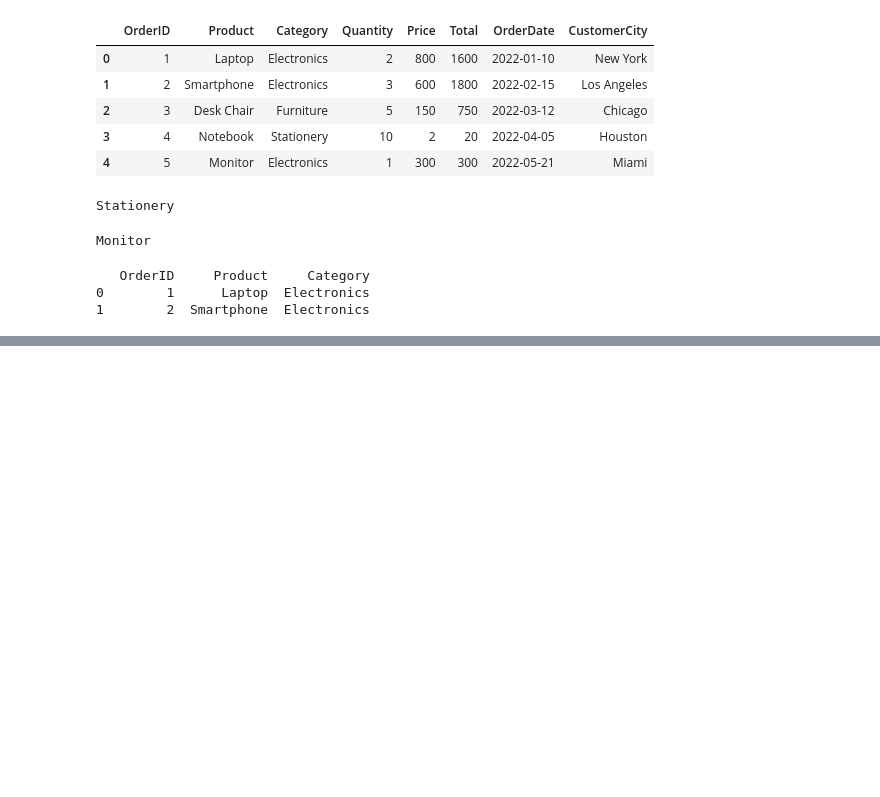
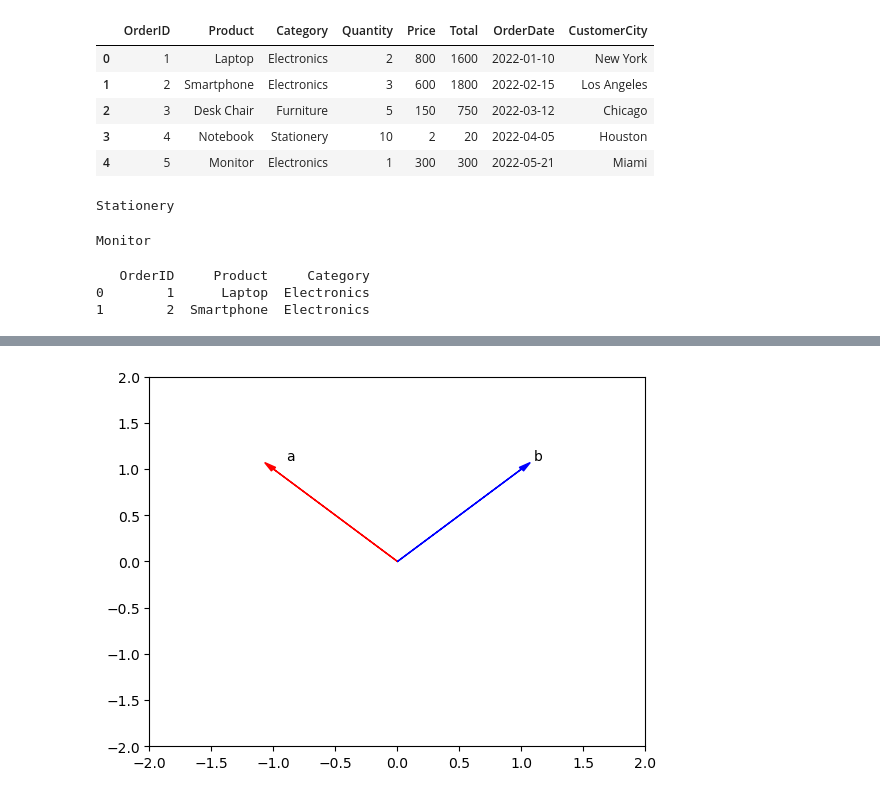
Before and after one commit to awaisalirajpot/IBM-Data-Science, a Jupyter notebook: M4 Working With Data in Python.ipynb, the cells around one changed output, grey strips where cells are left out. Drawn from its saved outputs; the diff is of its cells as text; code cells hidden in the pictures; blank space fills up the shorter version.

```diff
--- a/M4 Working With Data in Python.ipynb
+++ b/M4 Working With Data in Python.ipynb
@@ -764,0 +892,3 @@ print(Data.iloc[0:2, 0:3])
+# %%
+b = np.array([10,20,30,40,50,60,70])
+b.shape
@@ -764,0 +905,3 @@ print(Data.iloc[0:2, 0:3])
+# %%
+a = np.array([1,-1,1,-1])
+a.mean()
@@ -764,0 +1060,24 @@ print(Data.iloc[0:2, 0:3])
+# %%
+# Import the libraries
+
+import time
+import sys
+import numpy as np
+
+import matplotlib.pyplot as plt
+
+
+def Plotvec2(a,b):
+    ax = plt.axes()# to generate the full window axes
+    ax.arrow(0, 0, *a, head_width=0.05, color ='r', head_length=0.1)#Add an arrow to the  a Axes with arrow head width 0.05, color red and arrow head length 0.1
+    plt.text(*(a + 0.1), 'a')
+    ax.arrow(0, 0, *b, head_width=0.05, color ='b', head_length=0.1)#Add an arrow to the  b Axes with arrow head width 0.05, color blue and arrow head length 0.1
+    plt.text(*(b + 0.1), 'b')
+    plt.ylim(-2, 2)#set the ylim to bottom(-2), top(2)
+    plt.xlim(-2, 2)#set the xlim to left(-2), right(2)
+# %%
+a = np.array([-1,1])
+b = np.array([1,1])
+Plotvec2(a,b)
+# %% [output]
+[figure, added]
```
Also changed, not shown: parts of 65 cells of this notebook.
